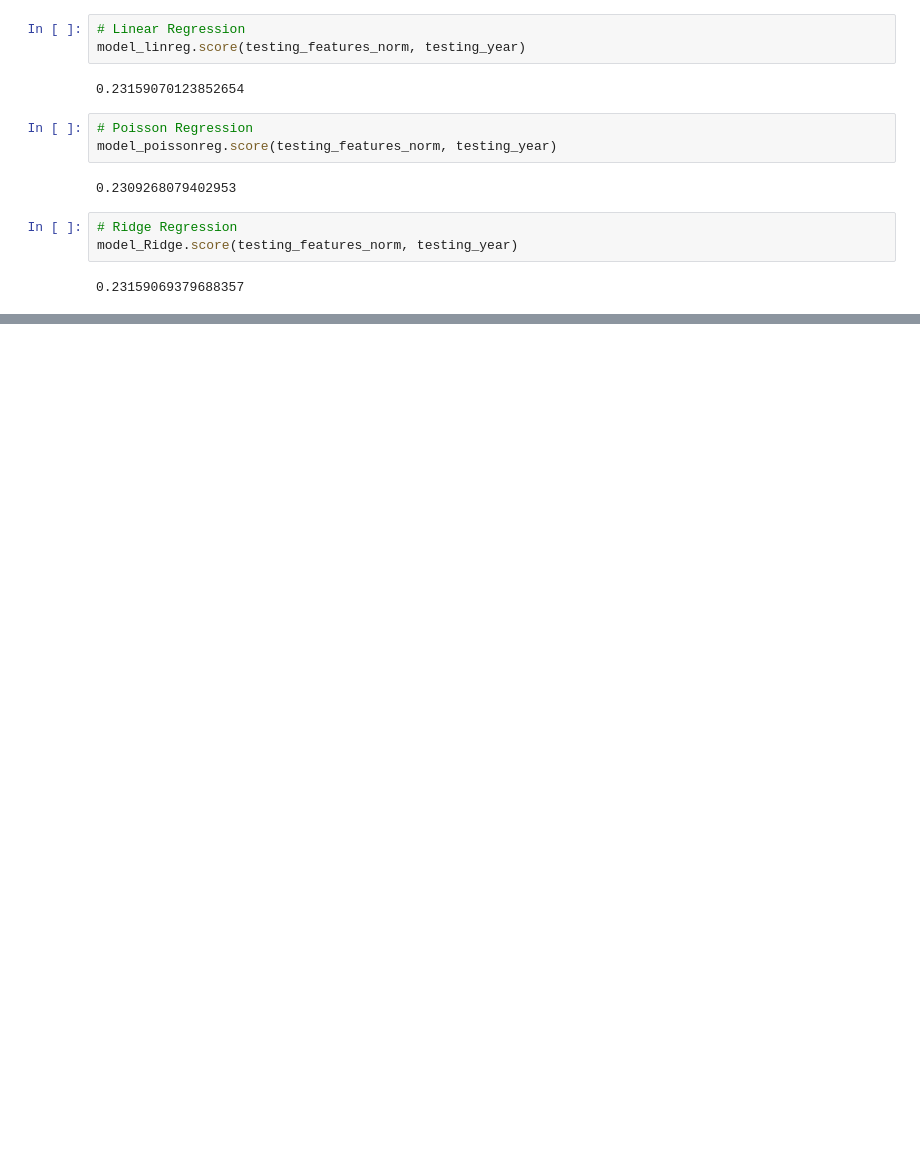
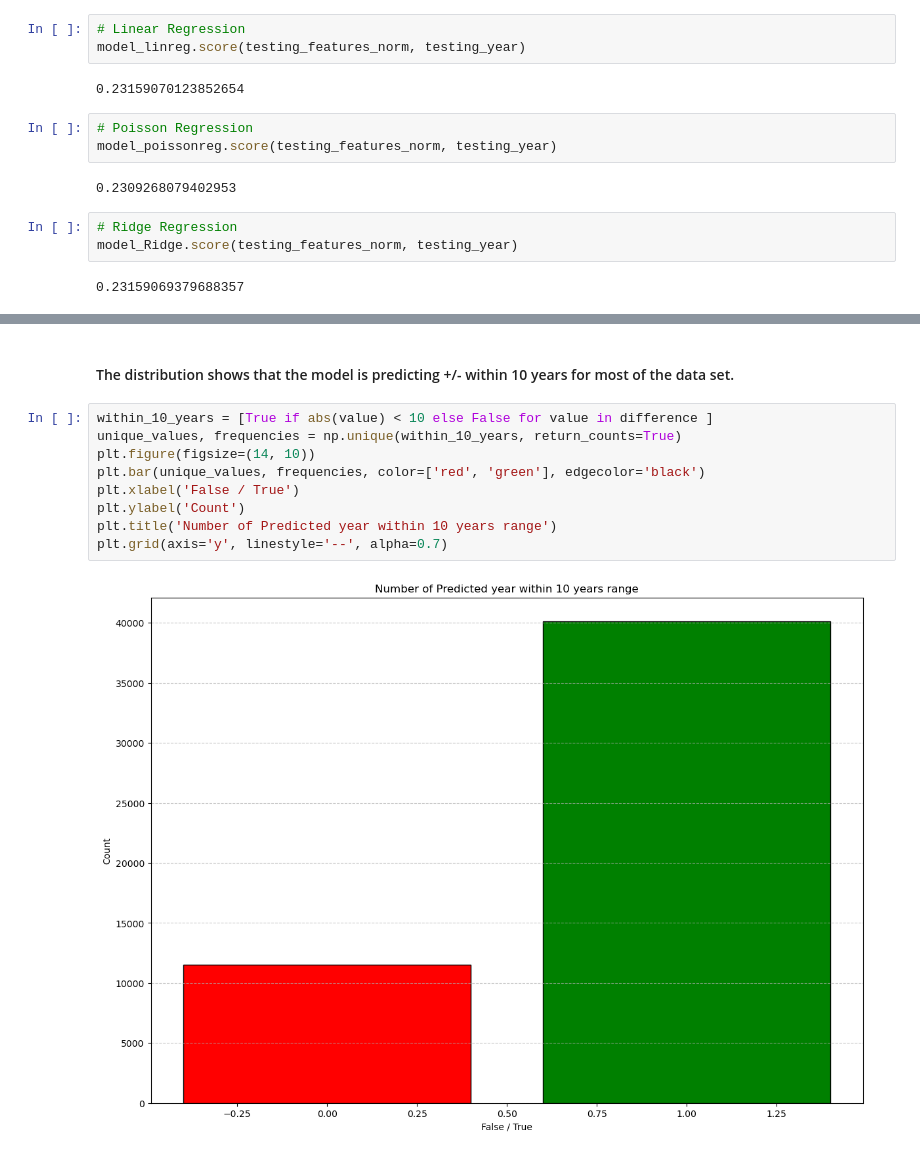
Before and after one commit to Skillz619/CMPE-255-Team-Project, a Jupyter notebook: Project.ipynb, the cells around one changed output, grey strips where cells are left out. Drawn from its saved outputs; the diff is of its cells as text; blank space fills up the shorter version.

```diff
--- a/Project.ipynb
+++ b/Project.ipynb
@@ -256,0 +281,13 @@ results = model_MLP.predict(testing_features_norm)
+# %% [markdown]
+#### The distribution shows that the model is predicting +/- within 10 years for most of the data set.
+# %%
+within_10_years = [True if abs(value) < 10 else False for value in difference ]
+unique_values, frequencies = np.unique(within_10_years, return_counts=True)
+plt.figure(figsize=(14, 10))
+plt.bar(unique_values, frequencies, color=['red', 'green'], edgecolor='black')
+plt.xlabel('False / True')
+plt.ylabel('Count')
+plt.title('Number of Predicted year within 10 years range')
+plt.grid(axis='y', linestyle='--', alpha=0.7)
+# %% [output]
+[figure, added]
```
Also changed, not shown: parts of 7 cells of this notebook.
